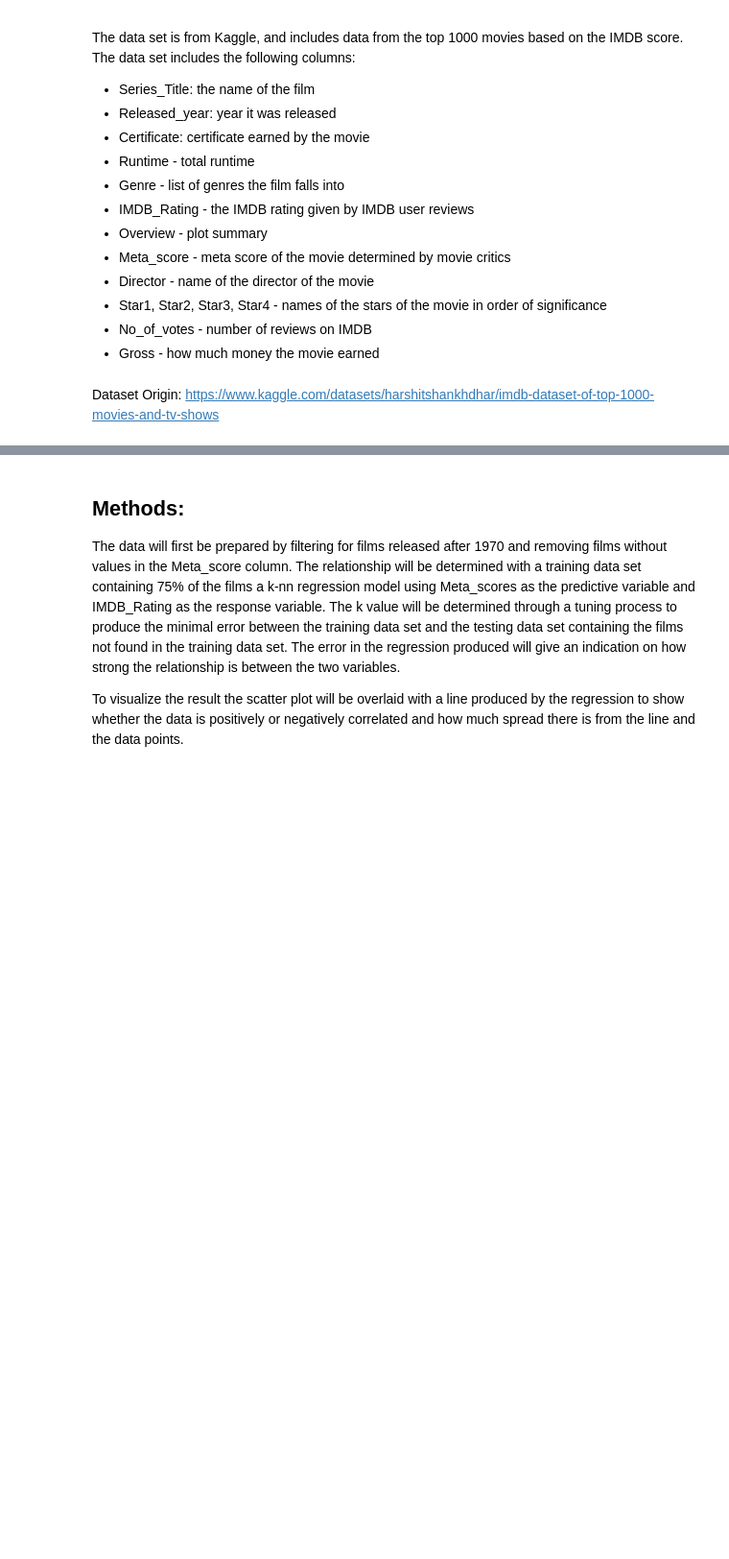
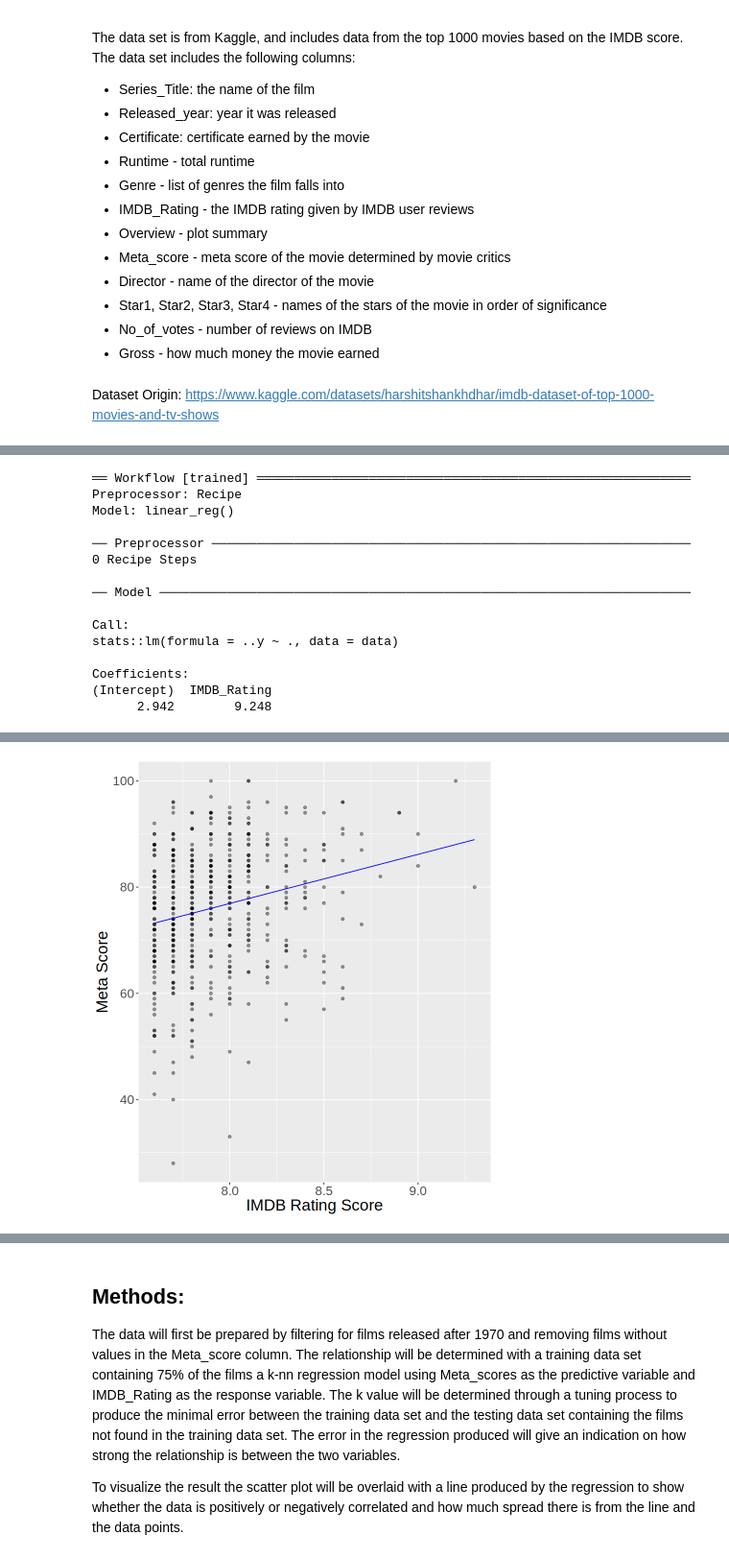
Before and after one commit to anh-dong/dsci-100-2023w1-group-33, a Jupyter notebook: Report.ipynb, the cells around one changed output, grey strips where cells are left out. Shown at 96% size. Cells and saved outputs as stored; diff of their text form; code cells hidden in the pictures; blank space fills up the shorter version.

Commit message:
regression code added

```diff
--- a/Report.ipynb
+++ b/Report.ipynb
@@ -42,0 +68,44 @@ movies_training <- initial_split(movies, prop = 0.75, strata = Meta_score) |>
+# %%
+lm_spec <- linear_reg() |>
+  set_engine("lm") |>
+  set_mode("regression")
+# %%
+lm_recipe <- recipe(Meta_score ~ IMDB_Rating, data = movies_training)
+
+lm_fit <- workflow() |>
+  add_recipe(lm_recipe) |>
+  add_model(lm_spec) |>
+  fit(data = movies_training)
+
+lm_fit
+
+movies_preds <- lm_fit |>
+   predict(movies_training) |>
+   bind_cols(movies_training)
+
+ lm_predictions <- movies_preds |>
+     ggplot(aes(x = IMDB_Rating, y = Meta_score)) +
+         geom_point(alpha = 0.4) +
+         geom_line(
+             mapping = aes(x = IMDB_Rating, y = .pred),
+             color = "blue") +
+xlab("IMDB Rating Score")+
+ylab("Meta Score")+
+         theme(text = element_text(size = 20))
+lm_predictions
+# %% [output]
+══ Workflow [trained] ══════════════════════════════════════════════════════════
+Preprocessor: Recipe
+Model: linear_reg()
+
+── Preprocessor ────────────────────────────────────────────────────────────────
+0 Recipe Steps
+
+── Model ───────────────────────────────────────────────────────────────────────
+
+Call:
+stats::lm(formula = ..y ~ ., data = data)
+
+Coefficients:
+(Intercept)  IMDB_Rating
+      2.942        9.248
@@ -42,0 +114 @@ movies_training <- initial_split(movies, prop = 0.75, strata = Meta_score) |>
+[figure, added]
```
Also changed, not shown: parts of 7 cells of this notebook, 2 other files.
